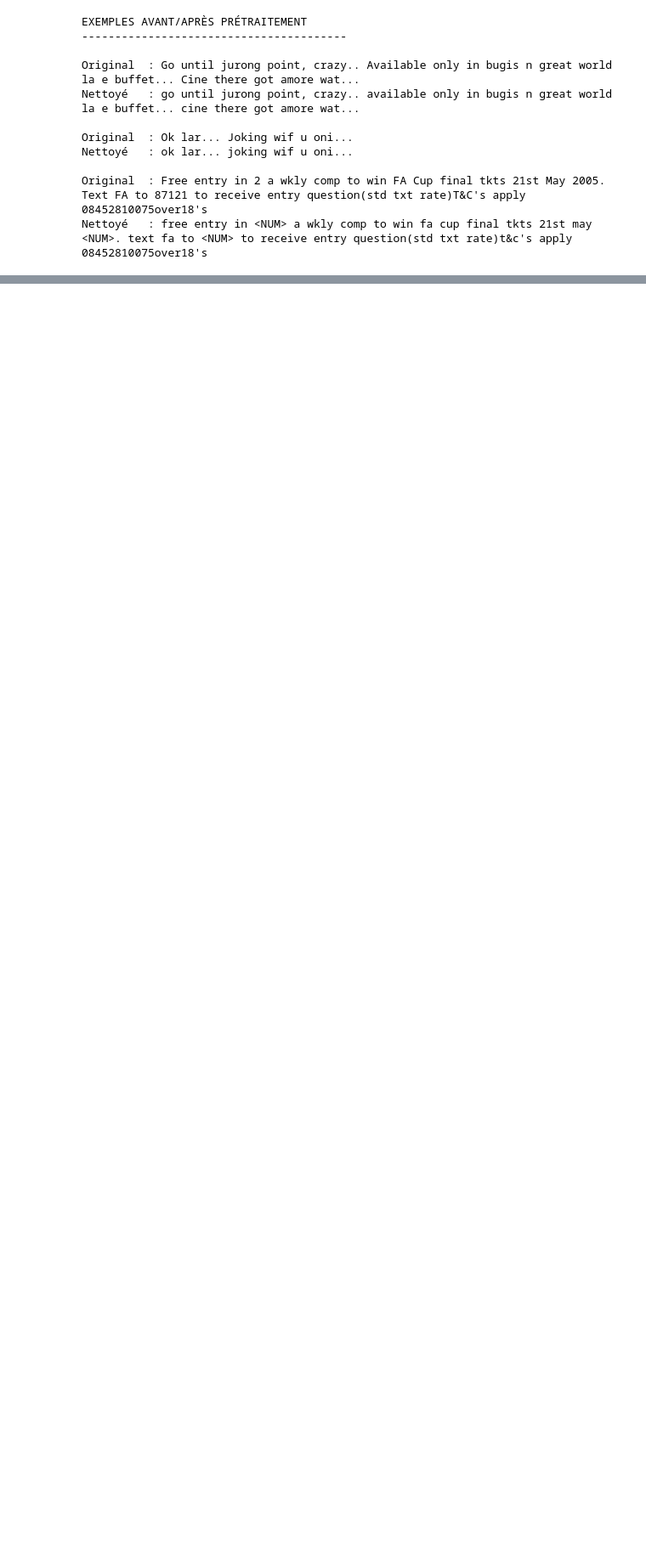
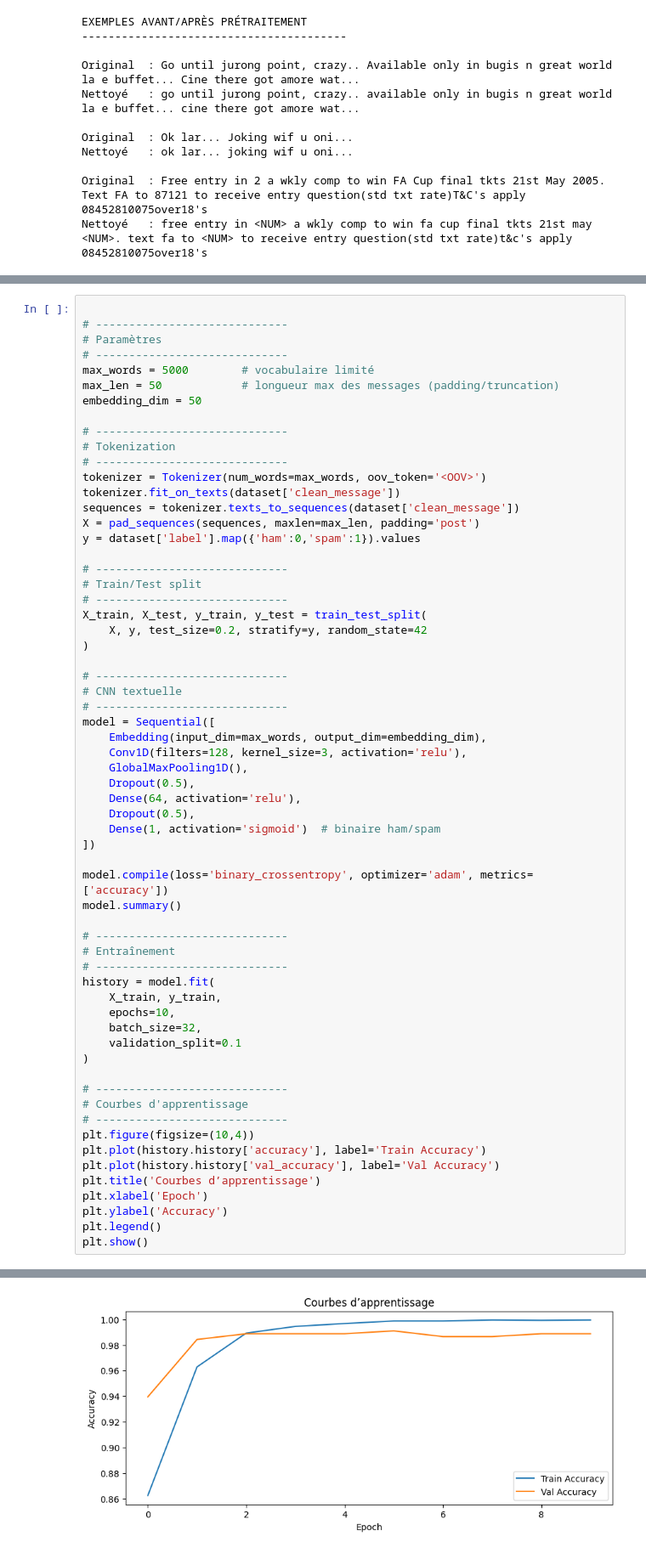
Before and after one commit to nlefort/JEDHA, a Jupyter notebook: PROJETS/07.Deep_learning/spams_detector.ipynb, the cells around one changed output, grey strips where cells are left out. Shown at 85% size. Saved outputs shown, nothing was run; the diff lists cells and outputs as text; blank space fills up the shorter version.

```diff
--- a/PROJETS/07.Deep_learning/spams_detector.ipynb
+++ b/PROJETS/07.Deep_learning/spams_detector.ipynb
@@ -359,0 +585,63 @@ dataset.head()
+# %%
+
+# -----------------------------
+# Paramètres
+# -----------------------------
+max_words = 5000        # vocabulaire limité
+max_len = 50            # longueur max des messages (padding/truncation)
+embedding_dim = 50
+
+# -----------------------------
+# Tokenization
+# -----------------------------
+tokenizer = Tokenizer(num_words=max_words, oov_token='<OOV>')
+tokenizer.fit_on_texts(dataset['clean_message'])
+sequences = tokenizer.texts_to_sequences(dataset['clean_message'])
+X = pad_sequences(sequences, maxlen=max_len, padding='post')
+y = dataset['label'].map({'ham':0,'spam':1}).values
+
+# -----------------------------
+# Train/Test split
+# -----------------------------
+X_train, X_test, y_train, y_test = train_test_split(
+    X, y, test_size=0.2, stratify=y, random_state=42
+)
+
+# -----------------------------
+# CNN textuelle
+# -----------------------------
+model = Sequential([
+    Embedding(input_dim=max_words, output_dim=embedding_dim),
+    Conv1D(filters=128, kernel_size=3, activation='relu'),
+    GlobalMaxPooling1D(),
+    Dropout(0.5),
+    Dense(64, activation='relu'),
+    Dropout(0.5),
+    Dense(1, activation='sigmoid')  # binaire ham/spam
+])
+
+model.compile(loss='binary_crossentropy', optimizer='adam', metrics=['accuracy'])
+model.summary()
+
+# -----------------------------
+# Entraînement
+# -----------------------------
+history = model.fit(
+    X_train, y_train,
+    epochs=10,
+    batch_size=32,
+    validation_split=0.1
+)
+
+# -----------------------------
+# Courbes d'apprentissage
+# -----------------------------
+plt.figure(figsize=(10,4))
+plt.plot(history.history['accuracy'], label='Train Accuracy')
+plt.plot(history.history['val_accuracy'], label='Val Accuracy')
+plt.title('Courbes d’apprentissage')
+plt.xlabel('Epoch')
+plt.ylabel('Accuracy')
+plt.legend()
+plt.show()
+# %% [output]
@@ -359,0 +690 @@ dataset.head()
+[figure, added]
```
Also changed, not shown: parts of 25 cells of this notebook, 4 other files.
